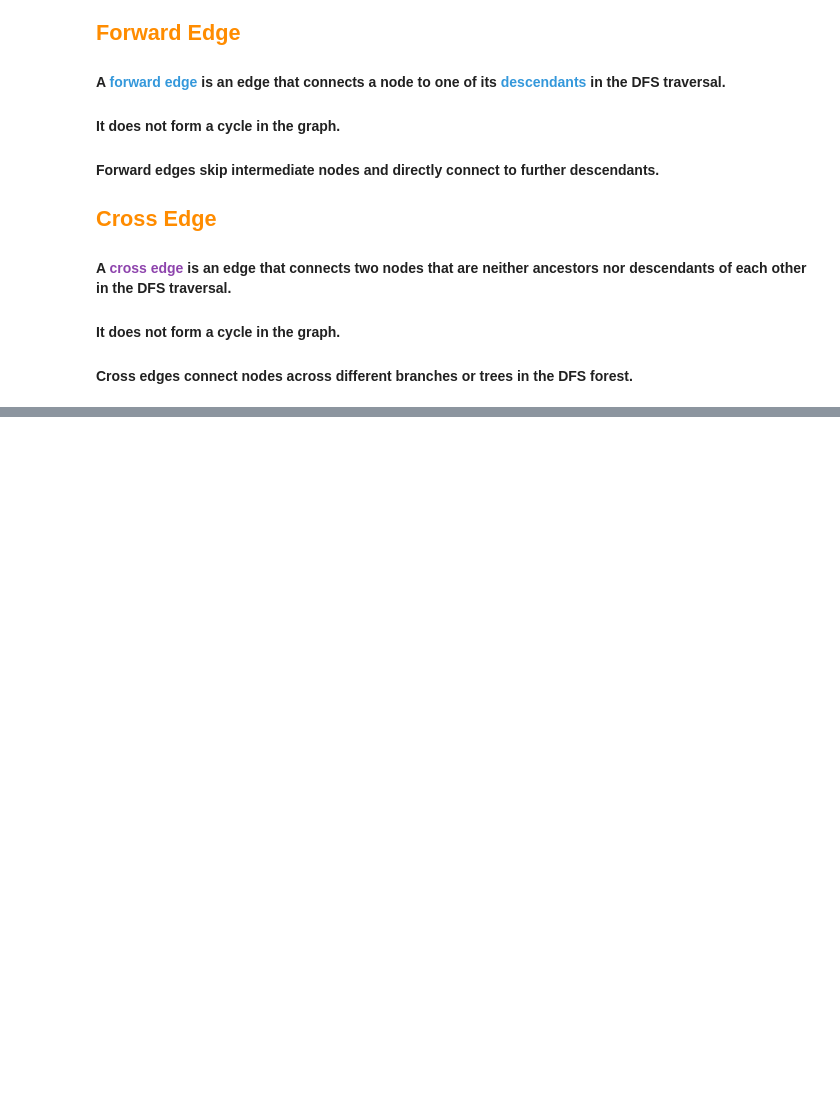
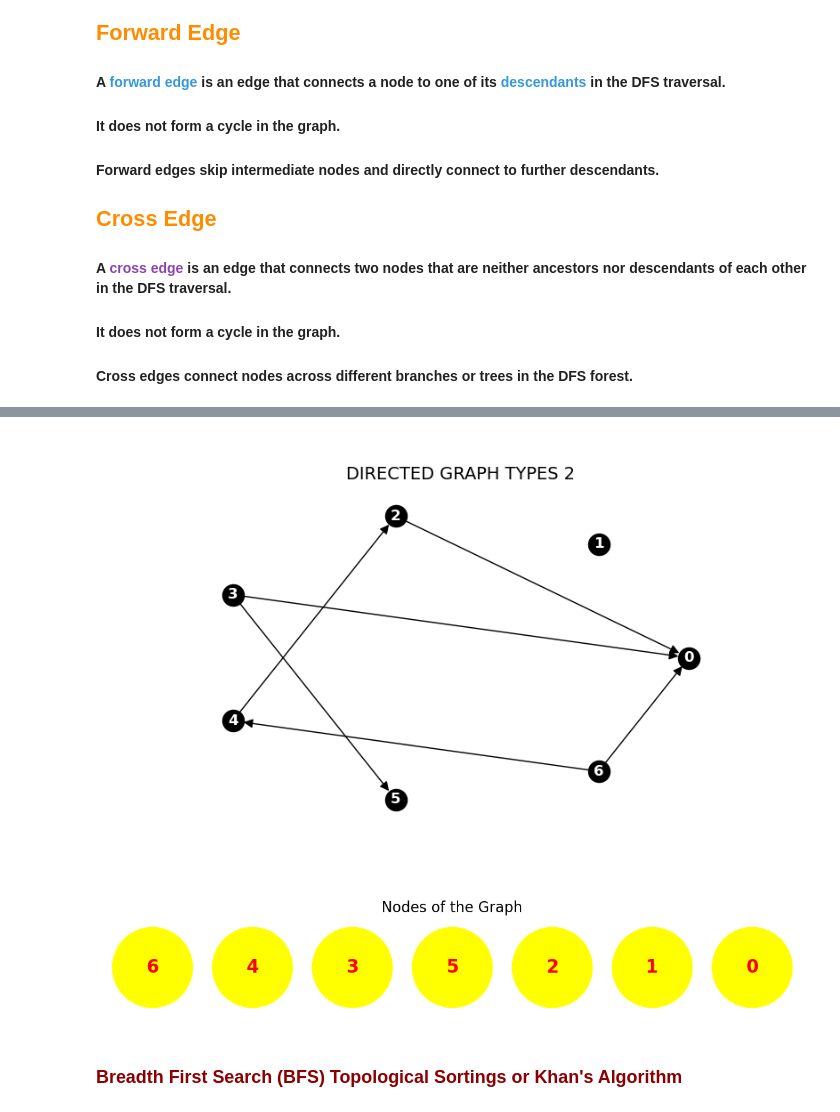
Before and after one commit to Abdulke96/graph_data_structure, a Jupyter notebook: graph.ipynb, the cells around one changed output, grey strips where cells are left out. Drawn from its saved outputs; the diff is of its cells as text; code cells hidden in the pictures; blank space fills up the shorter version.

```diff
--- a/graph.ipynb
+++ b/graph.ipynb
@@ -307,0 +382,17 @@ if __name__ == "__main__":
+# %%
+if __name__ == "__main__":
+    graph = generate_random_graph(num_of_node=7, num_edges=6, max_num_of_neigh=3, is_directed=True)
+    dg.draw_graph(graph, title="Directed Graph Types 2", is_directed=True)
+
+    topological_sorted = dfs_topological_sort(graph)
+
+    if topological_sorted is not None:
+        dsn.draw_sorted_nodes(nodes=topological_sorted, title="Nodes of the Graph")
+    else:
+        print("The graph is not a DAG")
+# %% [output]
+[figure, added]
+[figure, added]
+# %% [markdown]
+
+### <span style="color: darkred;"> Breadth First Search (BFS) Topological Sortings or Khan's Algorithm</span>
```
Also changed, not shown: parts of 30 cells of this notebook, 6 other files.
